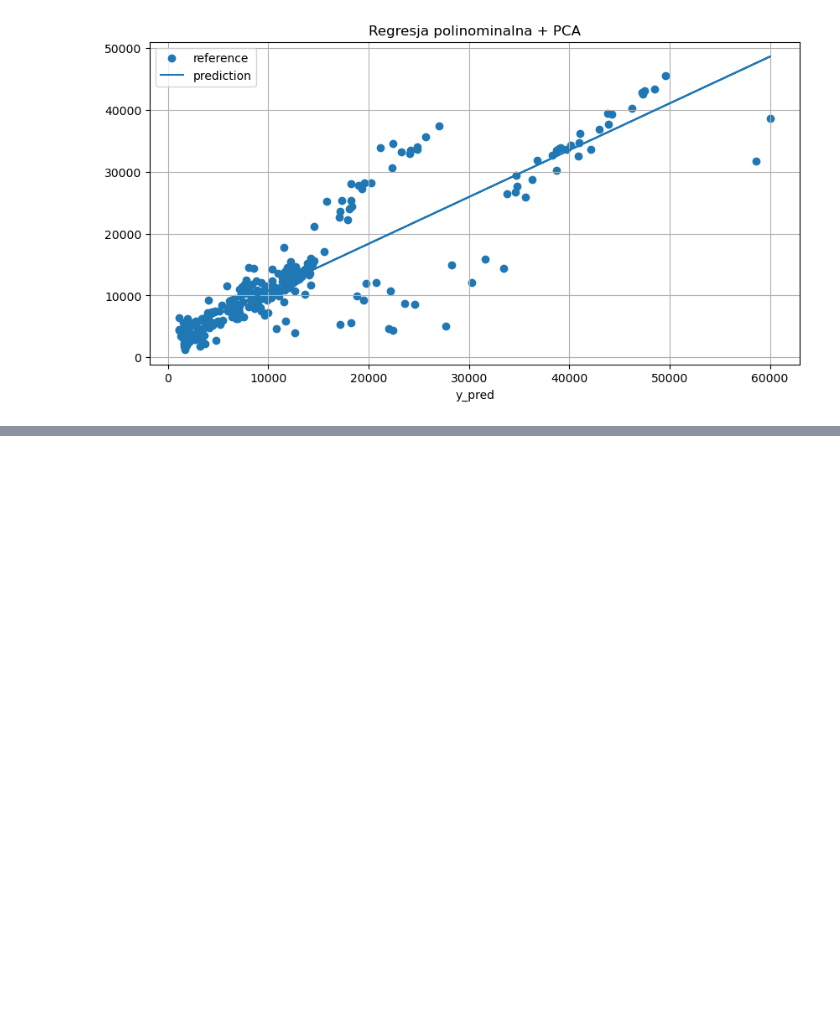
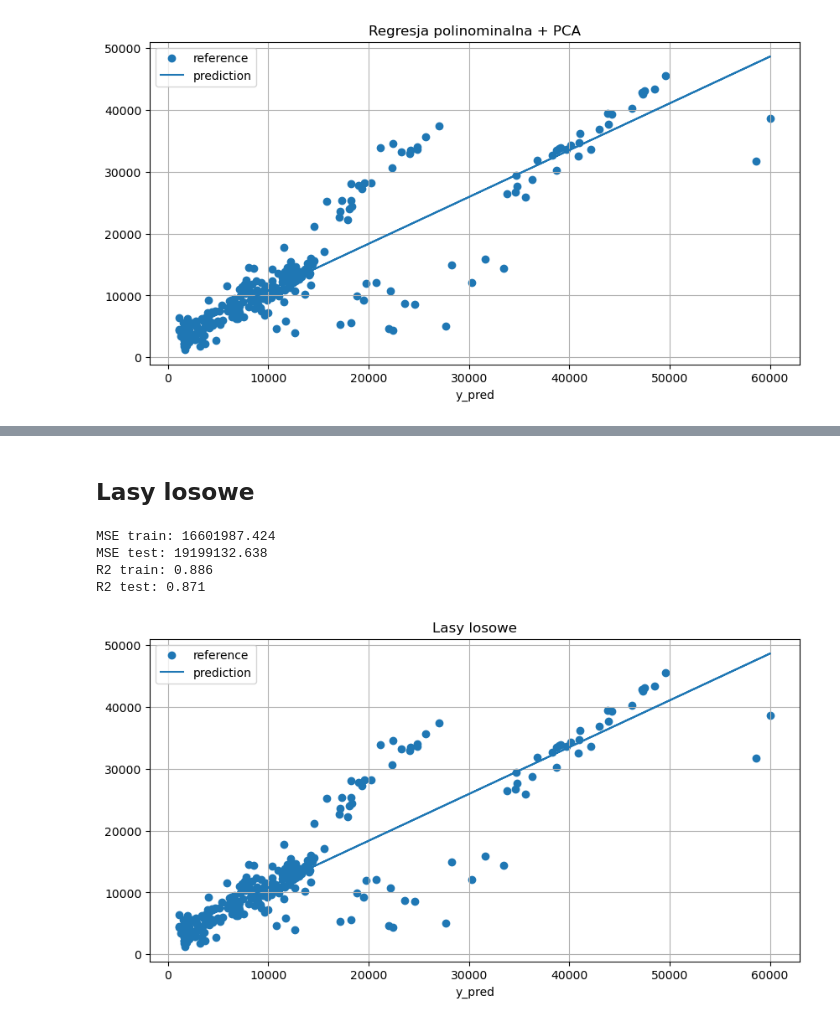
Before and after one commit to infoshareacademy/jdszr13-python_dynamites, a Jupyter notebook: Projekt ML Medical Insurance/Projekt ML - Regresja.ipynb, the cells around one changed output, grey strips where cells are left out. Drawn from its saved outputs; the diff is of its cells as text; code cells hidden in the pictures; blank space fills up the shorter version.

```diff
--- a/Projekt ML Medical Insurance/Projekt ML - Regresja.ipynb
+++ b/Projekt ML Medical Insurance/Projekt ML - Regresja.ipynb
@@ -198,0 +273,52 @@ plt.show()
+# %% [markdown]
+## Lasy losowe
+# %%
+#Zdeefiniowanie zbiórów x i y
+x = df.drop(['charges', 'region'], axis=1)
+y = df.charges
+
+#Podział na zbiory testowy i treningowy
+x_train, x_test, y_train, y_test = train_test_split(x, y, test_size = 0.2, random_state=1)
+
+#Lasy losowe
+forest = RandomForestRegressor(n_estimators = 100,
+                               criterion = 'friedman_mse',
+                               max_depth=5,
+                               random_state = 1,
+                               n_jobs = -1)
+forest.fit(x_train,y_train)
+y_train_pred = forest.predict(x_train)
+y_test_pred = forest.predict(x_test)
+
+#Obliczenie MSE
+mse_train = mean_squared_error(y_train, y_train_pred)
+mse_test = mean_squared_error(y_test, y_test_pred)
+
+#Obliczenie R^2
+r2_train = r2_score(y_train, y_train_pred)
+r2_test = r2_score(y_test, y_test_pred)
+
+print('MSE train: {:.3f}\nMSE test: {:.3f}'.format(mse_train, mse_test))
+print('R2 train: {:.3f}\nR2 test: {:.3f}'.format(r2_train, r2_test))
+# %% [output]
+MSE train: 16601987.424
+MSE test: 19199132.638
+R2 train: 0.886
+R2 test: 0.871
+# %%
+z = np.polyfit(y_test, y_pred, 1)
+p = np.poly1d(z)
+
+fig = plt.figure(figsize=(10,5))
+
+plt.scatter(y_test, y_pred, marker='o')
+plt.plot(y_test, p(y_test))
+
+plt.legend(["reference", "prediction"])
+plt.title('Lasy losowe')
+plt.xlabel('y_test')
+plt.xlabel('y_pred')
+plt.grid()
+plt.show()
+# %% [output]
+[figure, added]
```
Also changed, not shown: parts of 8 cells of this notebook.
